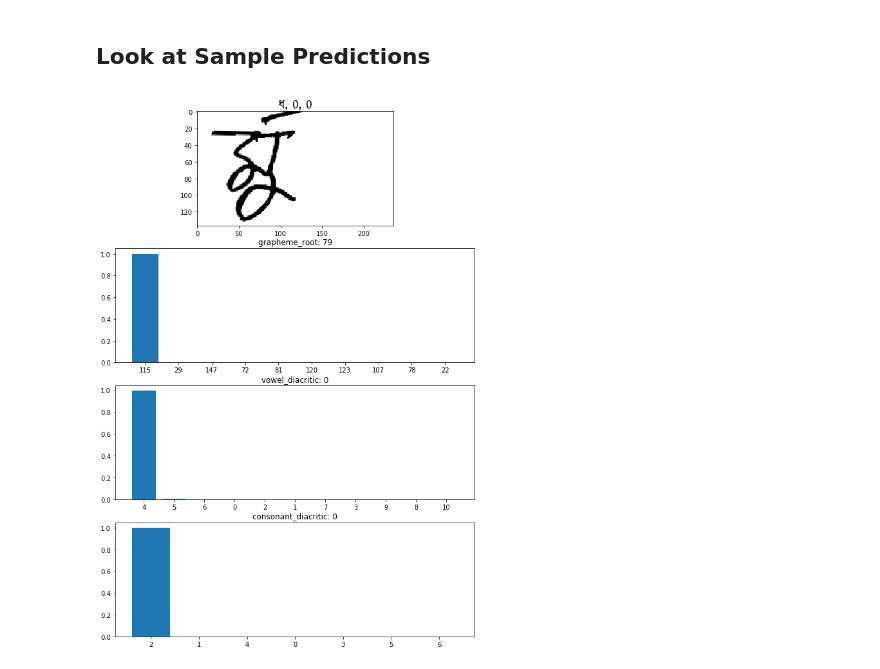
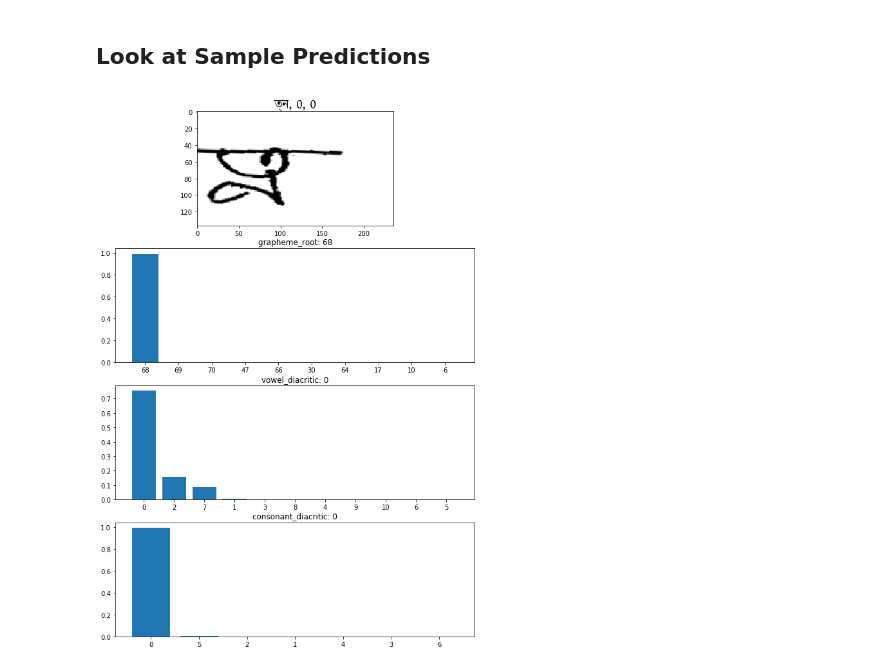
Before and after one commit to Lexie88rus/Bengali_AI_Competition, a Jupyter notebook: Bengali.AI Baseline Model.ipynb, the cells around one changed output. Drawn from its saved outputs; the diff is of its cells as text; code cells hidden in the pictures.

Commit message:
Updated the model notebook: Corrected the validation code.

```diff
--- a/Bengali.AI Baseline Model.ipynb
+++ b/Bengali.AI Baseline Model.ipynb
@@ -291,0 +311,3 @@ def get_accuracy(ps, labels):
+# %%
+state = torch.load('efficientnet_b0_10.pth', map_location=lambda storage, loc: storage)
+model.load_state_dict(state["state_dict"])
@@ -398,8 +445,8 @@ plt.show()
 # plot sample train data
 model.eval()
 for img, labels in testloader:
-    img, labels = inputs.to(device), [label.to(device) for label in labels]
-    grapheme_root, vowel_diacritic, consonant_diacritic  = model.forward(inputs)
+    img, labels = img.to(device), [label.to(device) for label in labels]
+    grapheme_root, vowel_diacritic, consonant_diacritic  = model.forward(img)
 
     img = img.cpu()
     grapheme_root = grapheme_root.cpu()
@@ -439,31 +486,31 @@ for img, labels in testloader:
 
         # analyze vowel prediction
         ps_vowel = F.softmax(vowel_diacritic[i])
         top11_p, top11_class = ps_vowel.topk(11, dim=0)
 
         top11_p = top11_p.detach().numpy()
         top11_class = top11_class.detach().numpy()
 
         axs[2].bar(range(len(top11_p)), top11_p)
         axs[2].set_xticks(range(len(top11_p)))
         axs[2].set_xticklabels(top11_class)
         axs[2].set_title('vowel_diacritic: {}'.format(labels[1][i]))
 
         # analyze consonant prediction
         ps_cons = F.softmax(consonant_diacritic[i])
         top7_p, top7_class = ps_cons.topk(7, dim=0)
 
         top7_p = top7_p.detach().numpy()
         top7_class = top7_class.detach().numpy()
 
         axs[3].bar(range(len(top7_p)), top7_p)
         axs[3].set_xticks(range(len(top7_p)))
         axs[3].set_xticklabels(top7_class)
         axs[3].set_title('consonant_diacritic: {}'.format(labels[2][i]))
 
         plt.show()
         break;
 
     break;
 # %% [output]
-[figure, old version]
+[figure, new version]
```
Also changed, not shown: parts of 6 cells of this notebook.
